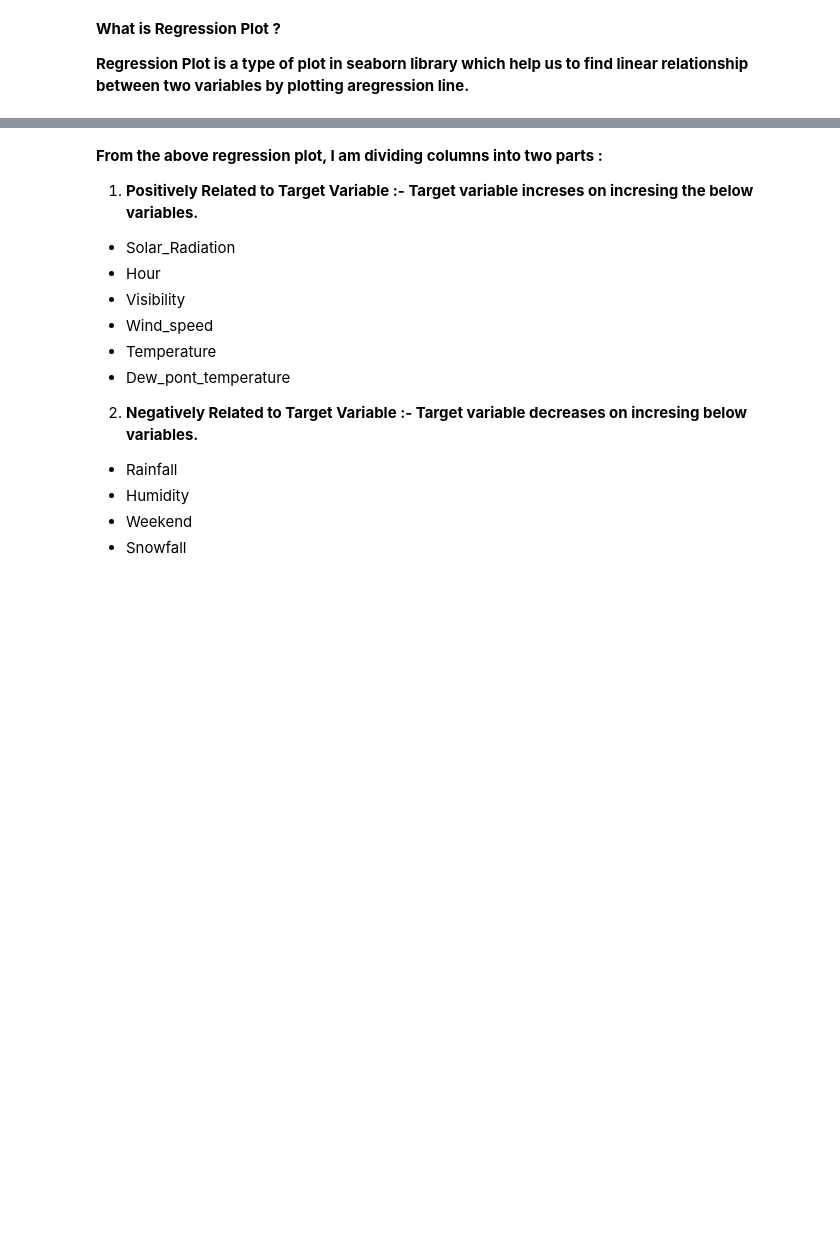
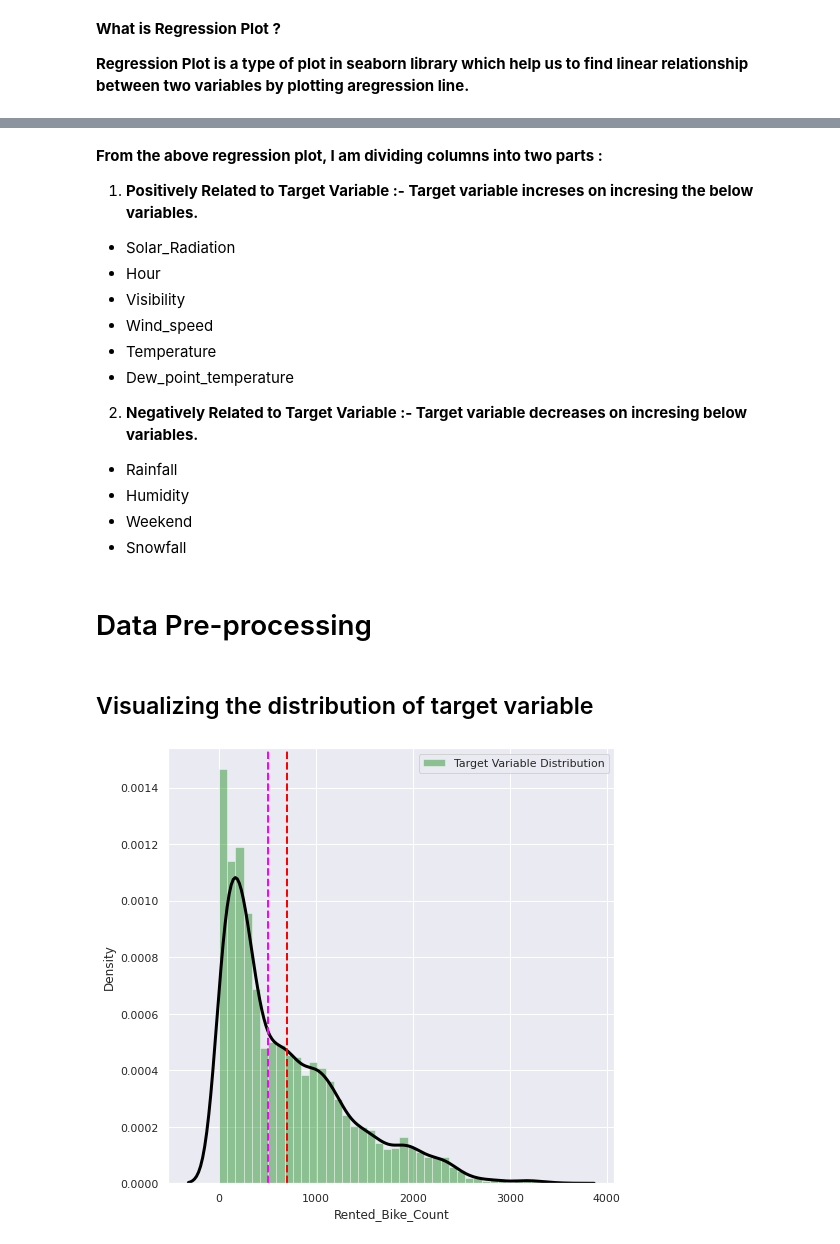
Before and after one commit to anasmalik081/Bike-Sharing-Demand-Prediction-Capstone-Project, a Jupyter notebook: Notebook_Bike_Sharing_Demand_Prediction_Capstone_Project.ipynb, the cells around one changed output, grey strips where cells are left out. Cells and saved outputs as stored; diff of their text form; code cells hidden in the pictures; blank space fills up the shorter version.

Commit message:
Data Preprocessing Done Commit

```diff
--- a/Notebook_Bike_Sharing_Demand_Prediction_Capstone_Project.ipynb
+++ b/Notebook_Bike_Sharing_Demand_Prediction_Capstone_Project.ipynb
@@ -615,7 +617,7 @@ for i, var in enumerate(numerical_independent_features):
 *   Visibility
 *   Wind_speed
 *   Temperature
-*   Dew_pont_temperature
+*   Dew_point_temperature
 
 
 2.   **Negatively Related to Target Variable :- Target variable decreases on incresing below variables.**
@@ -624,3 +626,18 @@ for i, var in enumerate(numerical_independent_features):
 *   Humidity
 *   Weekend
 *   Snowfall
+# %% [markdown]
+# Data Pre-processing
+# %% [markdown]
+## Visualizing the distribution of target variable
+# %%
+# plotting the distribution plot to visualize the distribution of target variable
+sns.set()
+plt.figure(figsize=(8, 8))
+ax=sns.distplot(df['Rented_Bike_Count'], color='green', kde_kws={'linewidth': 3, 'color': 'black'}, label='Target Variable Distribution')
+ax.axvline(df['Rented_Bike_Count'].mean(), linestyle='dashed', linewidth=2, color='red')
+ax.axvline(df['Rented_Bike_Count'].median(), linestyle='dashed', linewidth=2, color='magenta')
+plt.legend()
+plt.show()
+# %% [output]
+[figure, added]
```
Also changed, not shown: parts of 50 cells of this notebook.
